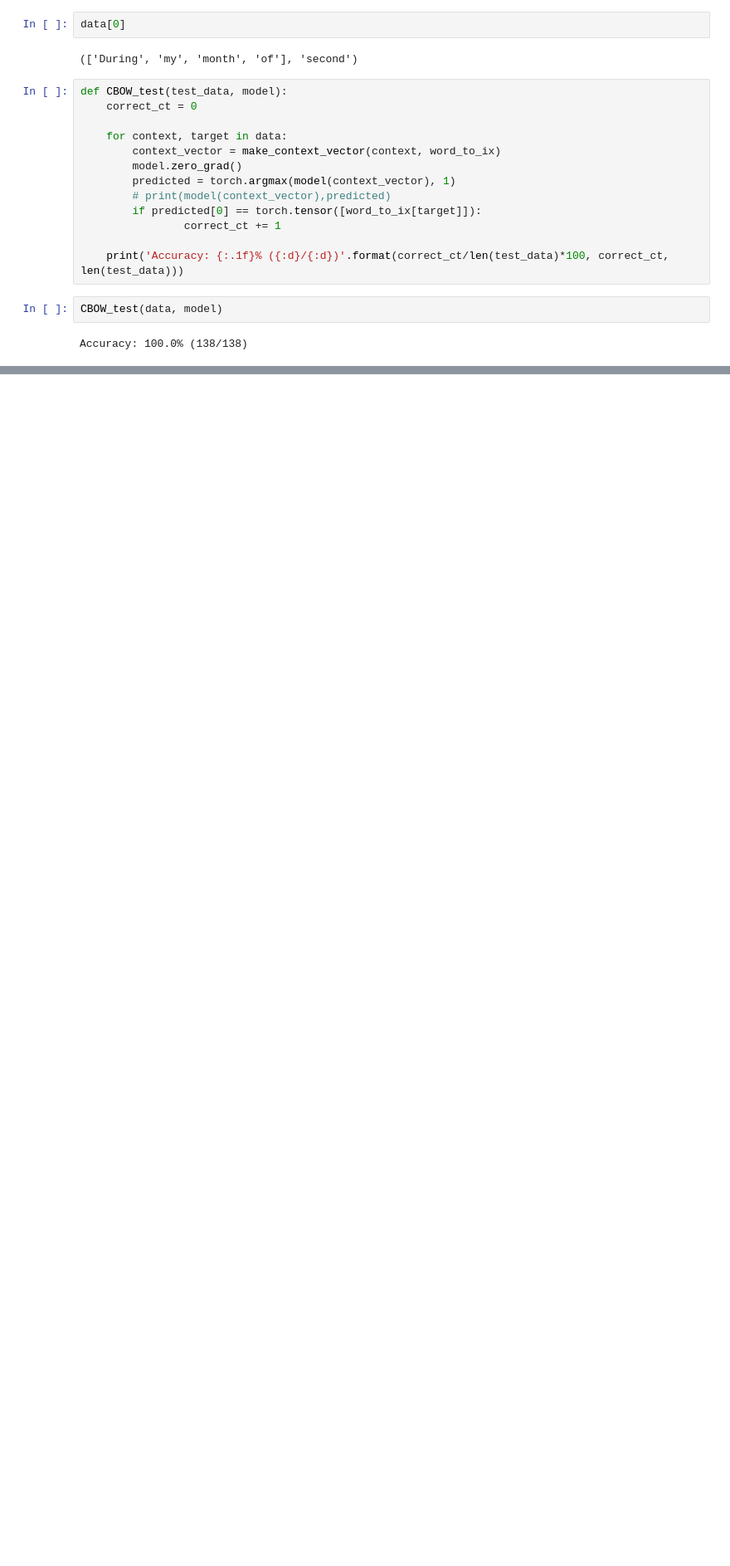
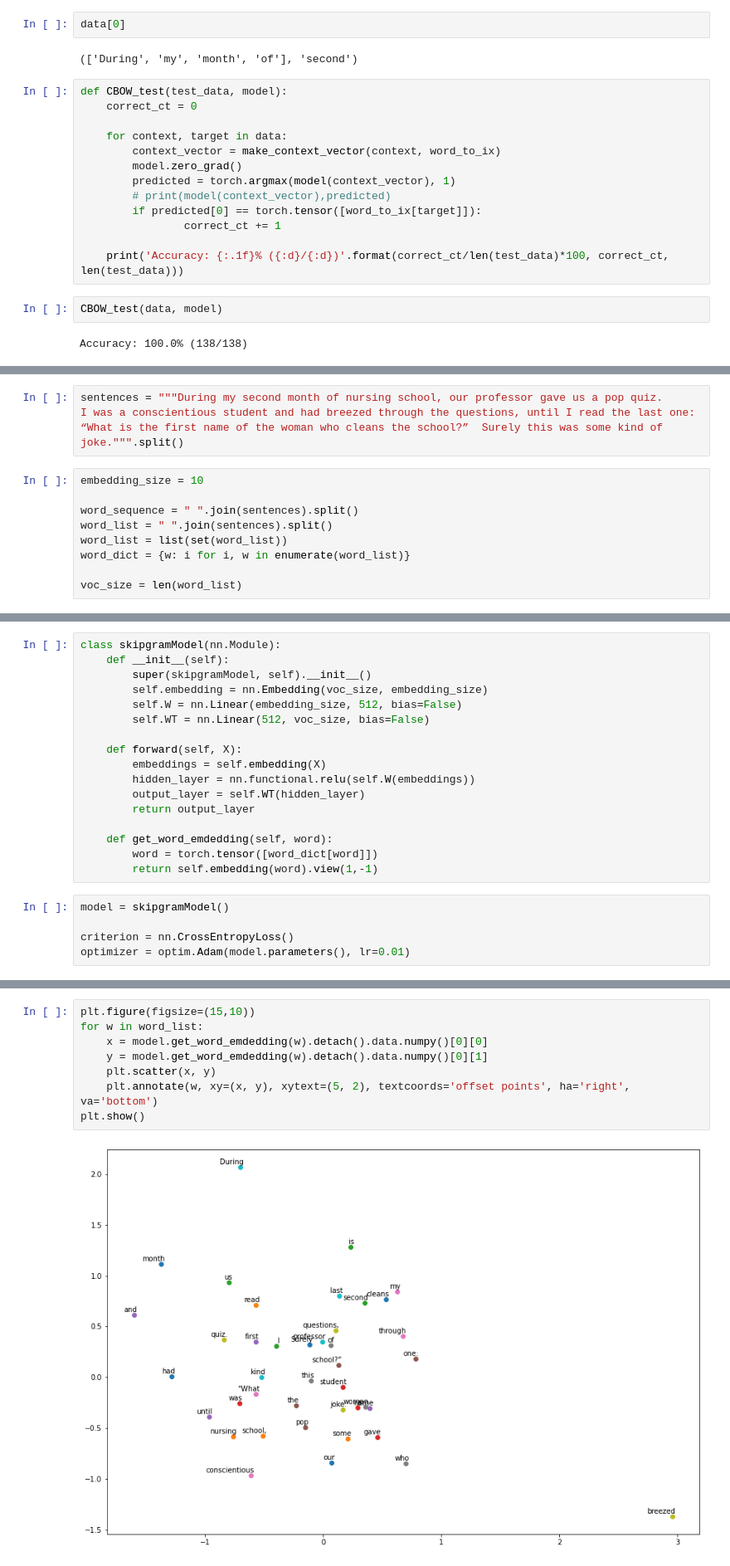
Before and after one commit to SaiSuvamPatnaik/NLP-in-Pytorch, a Jupyter notebook: NLP_IN_PYTORCH_LEARNING.ipynb, the cells around one changed output, grey strips where cells are left out. Shown at 83% size. Cells and saved outputs as stored; diff of their text form; blank space fills up the shorter version.

Commit message:
Skipgram added

```diff
--- a/NLP_IN_PYTORCH_LEARNING.ipynb
+++ b/NLP_IN_PYTORCH_LEARNING.ipynb
@@ -634,0 +657,13 @@ Prediction: forgotten
+# %%
+sentences = """During my second month of nursing school, our professor gave us a pop quiz.
+I was a conscientious student and had breezed through the questions, until I read the last one:
+“What is the first name of the woman who cleans the school?”  Surely this was some kind of joke.""".split()
+# %%
+embedding_size = 10
+
+word_sequence = " ".join(sentences).split()
+word_list = " ".join(sentences).split()
+word_list = list(set(word_list))
+word_dict = {w: i for i, w in enumerate(word_list)}
+
+voc_size = len(word_list)
@@ -634,0 +689,22 @@ Prediction: forgotten
+# %%
+class skipgramModel(nn.Module):
+    def __init__(self):
+        super(skipgramModel, self).__init__()
+        self.embedding = nn.Embedding(voc_size, embedding_size)
+        self.W = nn.Linear(embedding_size, 512, bias=False)
+        self.WT = nn.Linear(512, voc_size, bias=False)
+
+    def forward(self, X):
+        embeddings = self.embedding(X)
+        hidden_layer = nn.functional.relu(self.W(embeddings))
+        output_layer = self.WT(hidden_layer)
+        return output_layer
+
+    def get_word_emdedding(self, word):
+        word = torch.tensor([word_dict[word]])
+        return self.embedding(word).view(1,-1)
+# %%
+model = skipgramModel()
+
+criterion = nn.CrossEntropyLoss()
+optimizer = optim.Adam(model.parameters(), lr=0.01)
@@ -634,0 +761,10 @@ Prediction: forgotten
+# %%
+plt.figure(figsize=(15,10))
+for w in word_list:
+    x = model.get_word_emdedding(w).detach().data.numpy()[0][0]
+    y = model.get_word_emdedding(w).detach().data.numpy()[0][1]
+    plt.scatter(x, y)
+    plt.annotate(w, xy=(x, y), xytext=(5, 2), textcoords='offset points', ha='right', va='bottom')
+plt.show()
+# %% [output]
+[figure, added]
```
Also changed, not shown: parts of 17 cells of this notebook.
